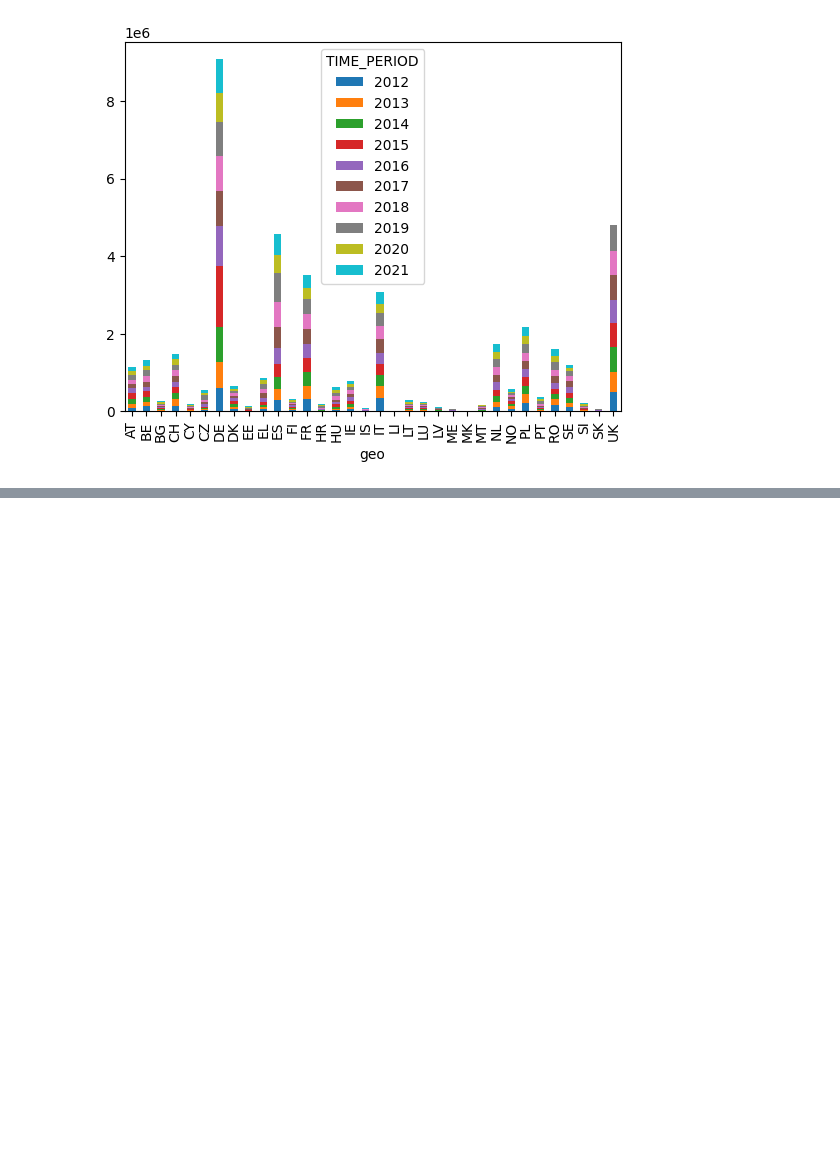
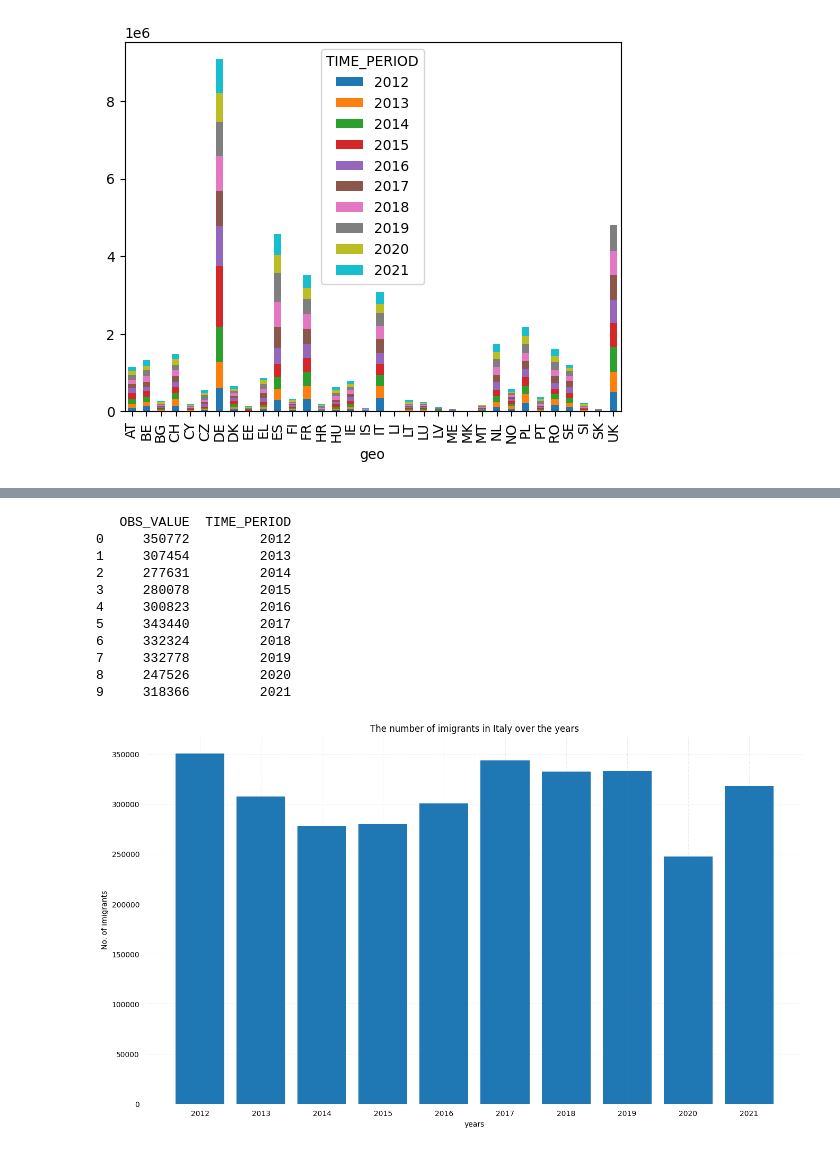
Before and after one commit to openaccesstoimmigrants/EmpowerItaly, a Jupyter notebook: data-exploration.ipynb, the cells around one changed output, grey strips where cells are left out. Saved outputs shown, nothing was run; the diff lists cells and outputs as text; code cells hidden in the pictures; blank space fills up the shorter version.

```diff
--- a/data-exploration.ipynb
+++ b/data-exploration.ipynb
@@ -217,0 +267,50 @@ plt.show()
+# %%
+
+# total number of immigrants in Italy from 2012 to 2021
+d0_total_filtered_IT = d0_total_filtered[(d0_total_filtered['geo'] == 'IT')]
+immigrants_per_year_IT = d0_total_filtered_IT.filter(items=['OBS_VALUE','TIME_PERIOD']).reset_index().drop(['index'], axis=1)
+print(immigrants_per_year_IT)
+
+# Figure Size
+fig, ax = plt.subplots(figsize =(16, 9))
+
+# Remove axes splines
+for s in ['top', 'bottom', 'left', 'right']:
+    ax.spines[s].set_visible(False)
+
+# Remove x, y Ticks
+ax.xaxis.set_ticks_position('none')
+ax.yaxis.set_ticks_position('none')
+
+# Add padding between axes and labels
+ax.xaxis.set_tick_params(pad = 5)
+ax.yaxis.set_tick_params(pad = 5)
+
+# Add x, y gridlines
+ax.grid(visible = True, color ='grey',
+        linestyle ='-.', linewidth = 0.5,
+        alpha = 0.2)
+
+
+plt.bar(immigrants_per_year_IT['TIME_PERIOD'], immigrants_per_year_IT['OBS_VALUE'])
+
+# Show all years in x-axis
+plt.xticks(immigrants_per_year_IT['TIME_PERIOD'])
+
+plt.xlabel("years")
+plt.ylabel("No. of imigrants")
+plt.title("The number of imigrants in Italy over the years")
+plt.show()
+# %% [output]
+   OBS_VALUE  TIME_PERIOD
+0     350772         2012
+1     307454         2013
+2     277631         2014
+3     280078         2015
+4     300823         2016
+5     343440         2017
+6     332324         2018
+7     332778         2019
+8     247526         2020
+9     318366         2021
+[figure, added]
```
Also changed, not shown: parts of 5 cells of this notebook.
